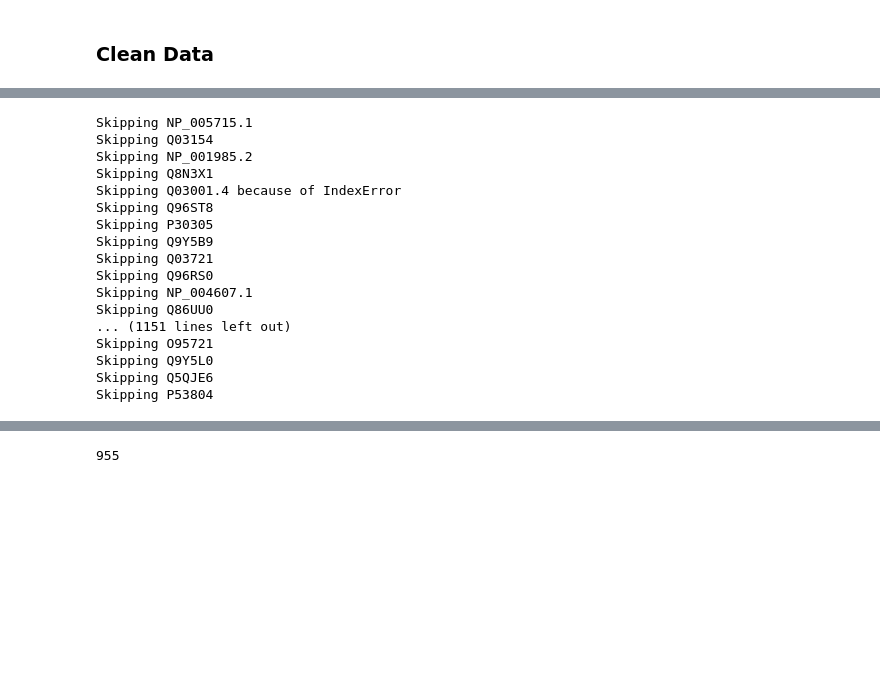
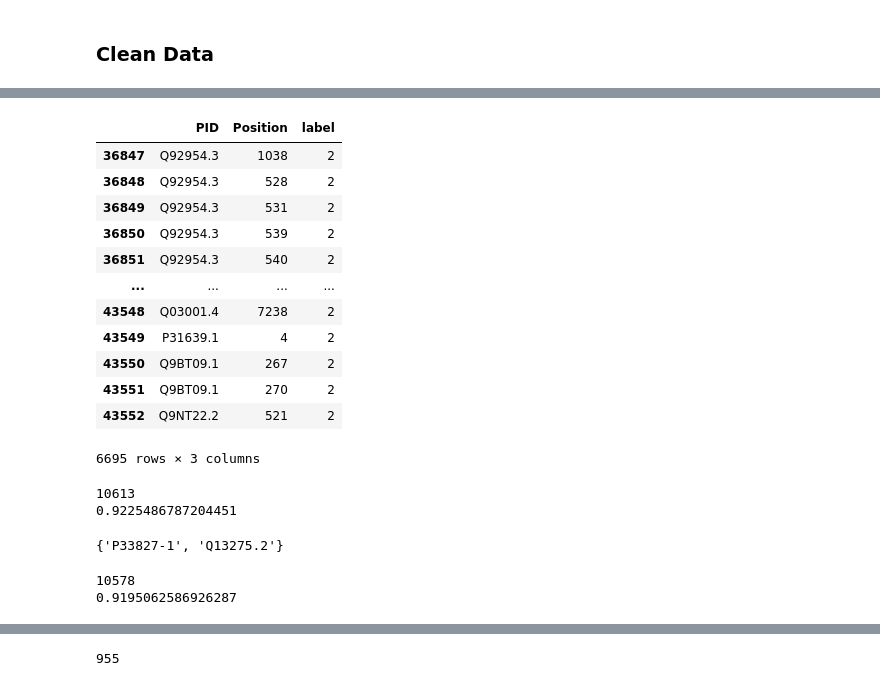
Before and after one commit to CallMeMisterOwl/protein_properties, a Jupyter notebook: src/data/merge_glyco_data.ipynb, the cells around one changed output, grey strips where cells are left out. Drawn from its saved outputs; the diff is of its cells as text; code cells hidden in the pictures; blank space fills up the shorter version.

```diff
--- a/src/data/merge_glyco_data.ipynb
+++ b/src/data/merge_glyco_data.ipynb
@@ -197,14 +232,32 @@ KeyboardInterrupt:
 """Fasta(sequences=sequences).write_fasta("../../data/glyco/glyco_all.fasta", overwrite=True)"""
 # %%
 sequences = Fasta("../../data/glyco/glyco_all.fasta")
+# %%
+N_merged_train_df[N_merged_train_df["label"] == 2]
+# %% [output]
+|  | PID | Position | label |
+| 36847 | Q92954.3 | 1038 | 2 |
+| 36848 | Q92954.3 | 528 | 2 |
+| 36849 | Q92954.3 | 531 | 2 |
+| 36850 | Q92954.3 | 539 | 2 |
+| 36851 | Q92954.3 | 540 | 2 |
+| ... | ... | ... | ... |
+| 43548 | Q03001.4 | 7238 | 2 |
+| 43549 | P31639.1 | 4 | 2 |
+| 43550 | Q9BT09.1 | 267 | 2 |
+| 43551 | Q9BT09.1 | 270 | 2 |
+| 43552 | Q9NT22.2 | 521 | 2 |
+6695 rows × 3 columns
 # %%
 merged_train_dict = {}
 label_dict = {0: "T", 1: "N", 2: "O", 5: "X"}
+count_dict = {0: 0, 1: 0, 2: 0, 5: 0}
+not_found = []
 for i in set(N_merged_train_df["PID"]):
     try:
         seq = sequences[i][0]
     except KeyError:
-        print(f"Skipping {i}")
+        not_found.append(i)
         continue
     position = N_merged_train_df[N_merged_train_df["PID"] == i]["Position"].tolist()
     true_labels = N_merged_train_df[N_merged_train_df["PID"] == i]["label"].tolist()
@@ -213,27 +266,20 @@ for i in set(N_merged_train_df["PID"]):
         try:
             labels[pos] = true_labels[idx]
         except IndexError:
-            print(f"Skipping {i} because of IndexError")
             continue
+    for l in labels:
+        count_dict[l] += 1
     merged_train_dict[i] = [seq, ["".join([label_dict[l] for l in labels.tolist()])]]
+
+print(len(merged_train_dict.keys()))
+print(len(merged_train_dict.keys()) / len(N_merged_train_df["PID"].unique()))
 # %% [output]
-Skipping NP_005715.1
-Skipping Q03154
-Skipping NP_001985.2
-Skipping Q8N3X1
-Skipping Q03001.4 because of IndexError
-Skipping Q96ST8
-Skipping P30305
-Skipping Q9Y5B9
-Skipping Q03721
-Skipping Q96RS0
-Skipping NP_004607.1
-Skipping Q86UU0
-... (1151 lines left out)
-Skipping O95721
-Skipping Q9Y5L0
-Skipping Q5QJE6
-Skipping P53804
+10613
+0.9225486787204451
+# %%
+set(not_found).intersection(set(O_captor_train_df["PID"]))
+# %% [output]
+{'P33827-1', 'Q13275.2'}
 # %%
 shit_ids = []
 for item in merged_train_dict.items():
@@ -241,6 +287,12 @@ for item in merged_train_dict.items():
         shit_ids.append(item[0])
 for id in shit_ids:
     merged_train_dict.pop(id)
+# %%
+print(len(merged_train_dict.keys()))
+print(len(merged_train_dict.keys()) / len(N_merged_train_df["PID"].unique()))
+# %% [output]
+10578
+0.9195062586926287
 # %%
 Fasta(sequences=merged_train_dict).write_fasta("../../data/glyco/train_seq_labels.o", overwrite=True)
 # %%
```
Also changed, not shown: parts of 18 cells of this notebook, 4 other files.
